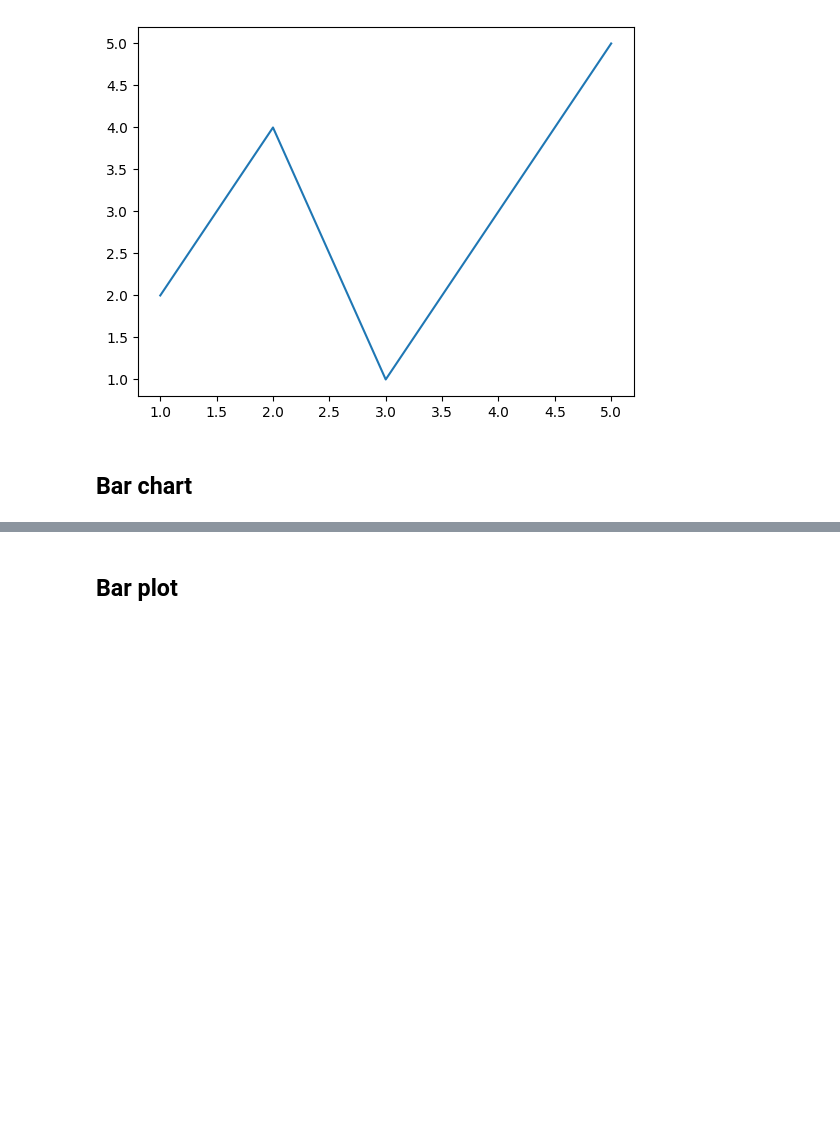
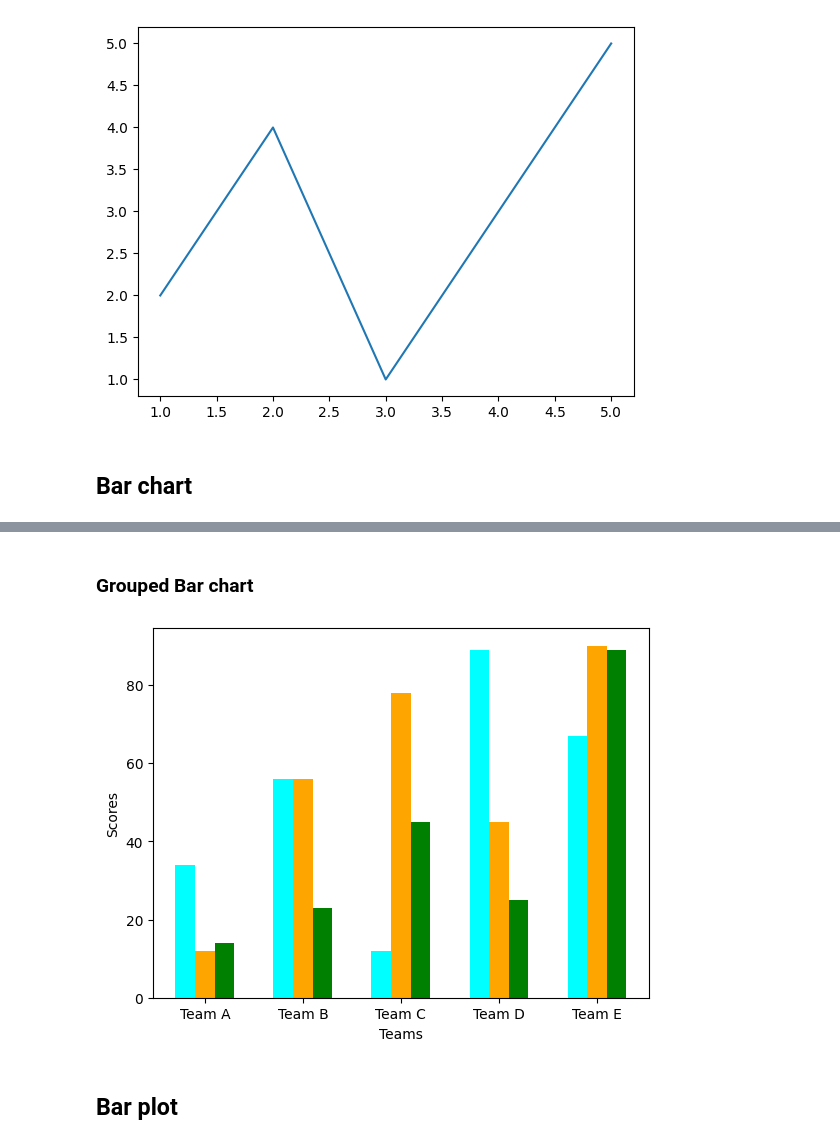
Before and after one commit to khalidkhankakar/Data-Visualization, a Jupyter notebook: class/01.ipynb, the cells around one changed output, grey strips where cells are left out. Drawn from its saved outputs; the diff is of its cells as text; code cells hidden in the pictures; blank space fills up the shorter version.

```diff
--- a/class/01.ipynb
+++ b/class/01.ipynb
@@ -63,4 +66,24 @@ plt.show()
 [figure]
+# %% [markdown]
+### Grouped Bar chart
+# %%
+import numpy as np
+
+x = np.arange(5)
+y1 = [34, 56, 12, 89, 67]
+y2 = [12, 56, 78, 45, 90]
+y3 = [14, 23, 45, 25, 89]
+width = 0.2
+
+plt.bar(x-0.2, y1, width, color='cyan')
+plt.bar(x, y2, width, color='orange')
+plt.bar(x+0.2, y3, width, color='green')
+plt.xticks(x, ['Team A', 'Team B', 'Team C', 'Team D', 'Team E'])
+plt.xlabel("Teams")
+plt.ylabel("Scores")
+plt.show()
+# %% [output]
+[figure, added]
 # %% [markdown]
 ## Bar plot
 # %%
```
Also changed, not shown: parts of 2 cells of this notebook, 1 other file.
